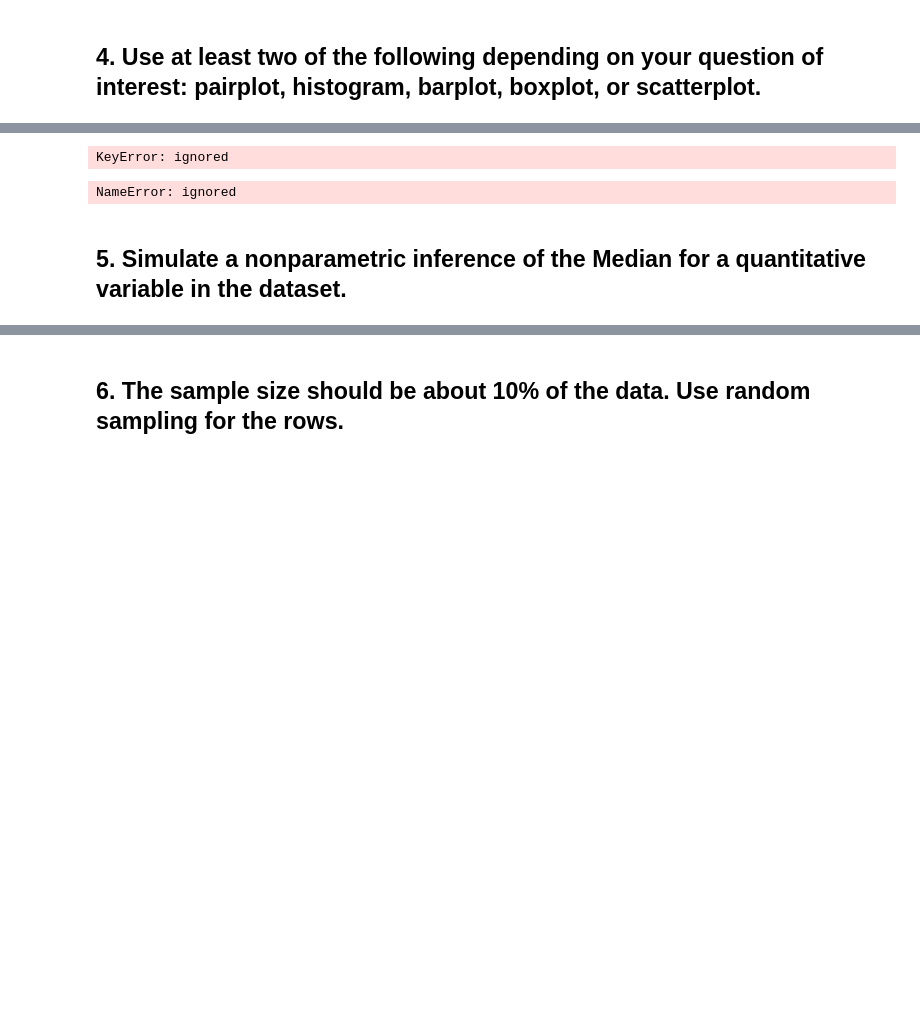
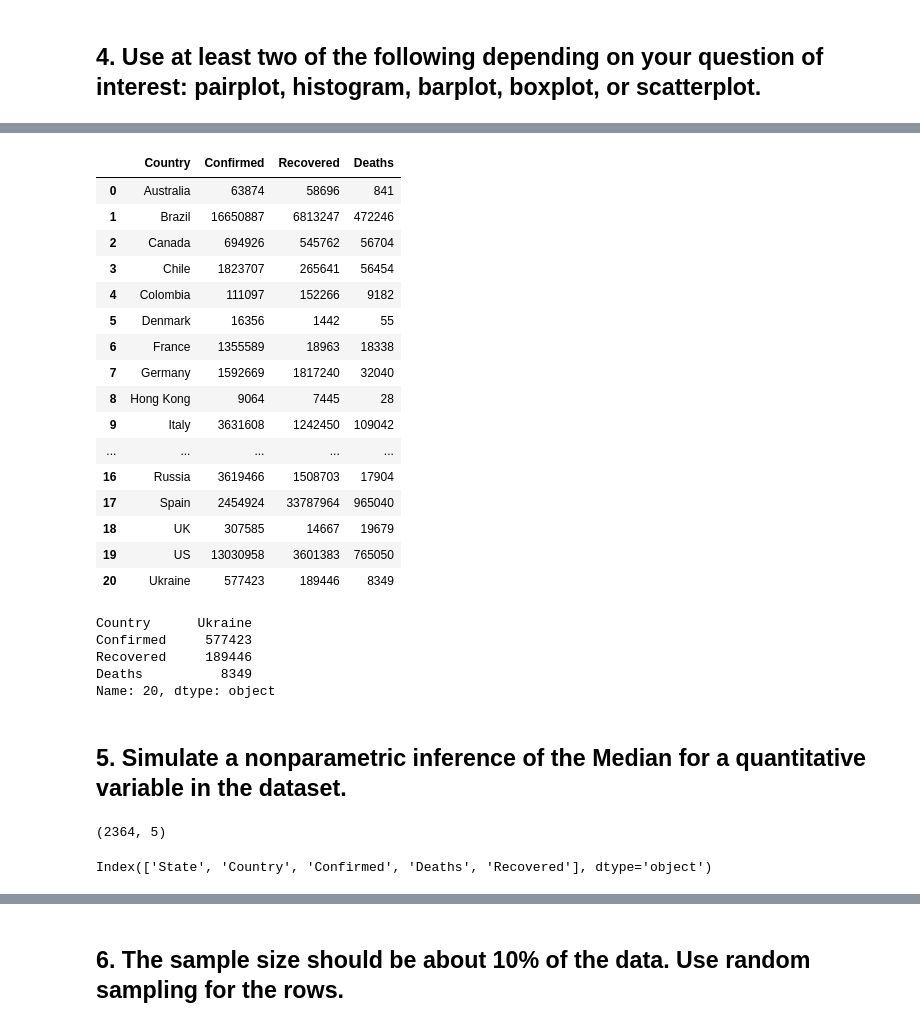
Before and after one commit to dmkim0001/Group2_Project1, a Jupyter notebook: project1_group2.ipynb, the cells around one changed output, grey strips where cells are left out. Saved outputs shown, nothing was run; the diff lists cells and outputs as text; code cells hidden in the pictures; blank space fills up the shorter version.

```diff
--- a/project1_group2.ipynb
+++ b/project1_group2.ipynb
@@ -237,12 +243,32 @@ NameError: ignored
 # %%
-world = df.groupby("Country/Region")['Confirmed','Province/State','Recovered','Deaths'].sum().reset_index()
+world = df.groupby("Country")['Confirmed','Recovered','Deaths'].sum().reset_index()
 world
 # %% [output]
-KeyError: ignored
+|  | Country | Confirmed | Recovered | Deaths |
+| 0 | Australia | 63874 | 58696 | 841 |
+| 1 | Brazil | 16650887 | 6813247 | 472246 |
+| 2 | Canada | 694926 | 545762 | 56704 |
+| 3 | Chile | 1823707 | 265641 | 56454 |
+| 4 | Colombia | 111097 | 152266 | 9182 |
+| 5 | Denmark | 16356 | 1442 | 55 |
+| 6 | France | 1355589 | 18963 | 18338 |
+| 7 | Germany | 1592669 | 1817240 | 32040 |
+| 8 | Hong Kong | 9064 | 7445 | 28 |
+| 9 | Italy | 3631608 | 1242450 | 109042 |
+| ... | ... | ... | ... | ... |
+| 16 | Russia | 3619466 | 1508703 | 17904 |
+| 17 | Spain | 2454924 | 33787964 | 965040 |
+| 18 | UK | 307585 | 14667 | 19679 |
+| 19 | US | 13030958 | 3601383 | 765050 |
+| 20 | Ukraine | 577423 | 189446 | 8349 |
 # %%
 US = world.loc[20]
 US
 # %% [output]
-NameError: ignored
+Country      Ukraine
+Confirmed     577423
+Recovered     189446
+Deaths          8349
+Name: 20, dtype: object
 # %% [markdown]
 ## 5. Simulate a nonparametric inference of the Median for a quantitative variable in the dataset.
@@ -248,0 +279,9 @@ NameError: ignored
+# %%
+# Selecting and filtering US rows and columns.
+df.shape
+# %% [output]
+(2364, 5)
+# %%
+df.columns
+# %% [output]
+Index(['State', 'Country', 'Confirmed', 'Deaths', 'Recovered'], dtype='object')
```
Also changed, not shown: parts of 28 cells of this notebook.
